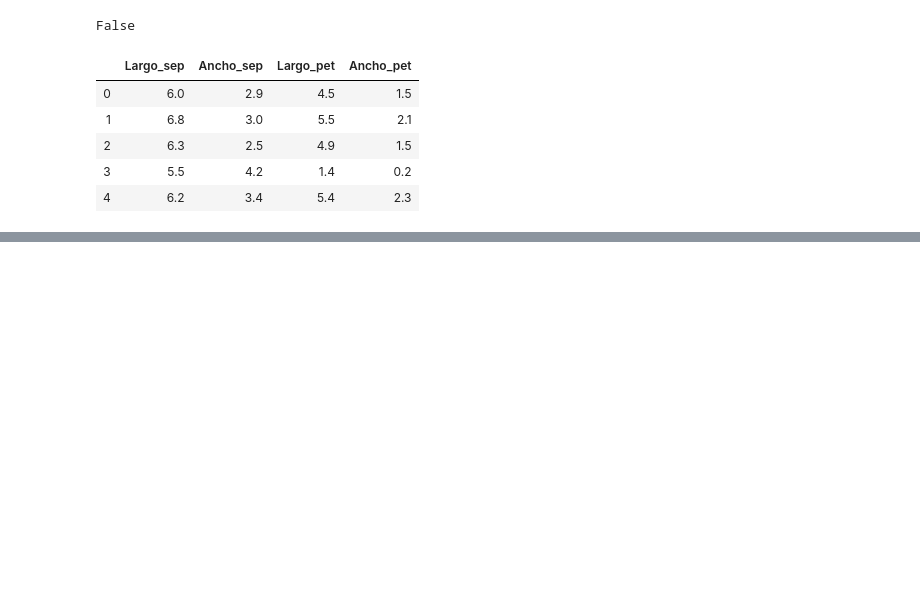
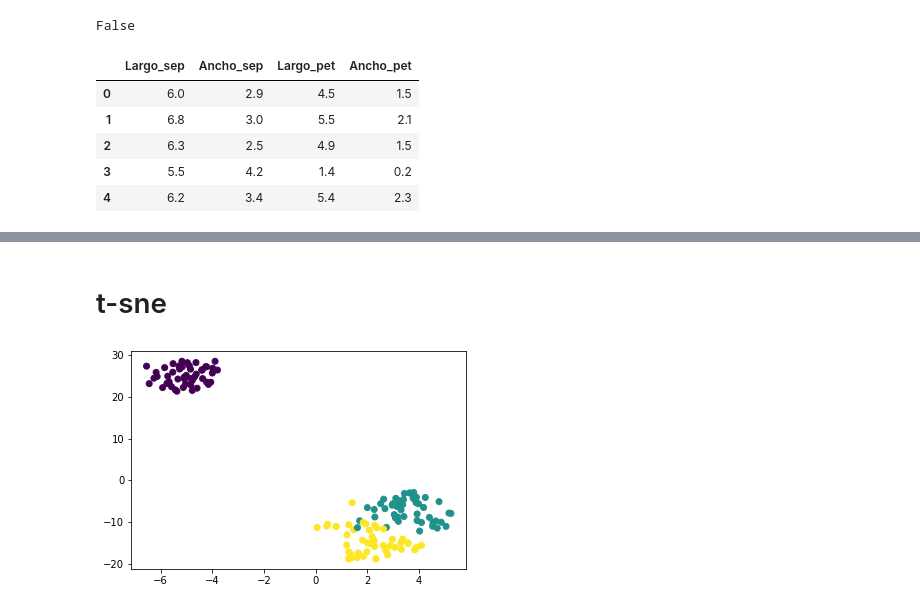
Before and after one commit to DanielCordovaV/TC-1002-2, a Jupyter notebook: scripts/Reto.ipynb, the cells around one changed output, grey strips where cells are left out. Saved outputs shown, nothing was run; the diff lists cells and outputs as text; code cells hidden in the pictures; blank space fills up the shorter version.

```diff
--- a/scripts/Reto.ipynb
+++ b/scripts/Reto.ipynb
@@ -66,0 +76,9 @@ See the caveats in the documentation: http://pandas.pydata.org/pandas-docs/stabl
+# %% [markdown]
+# t-sne
+# %%
+tsne = manifold.TSNE()
+X_tsne = tsne.fit_transform(X)
+plt.scatter(X_tsne[:, 0], X_tsne[:,1], c=y.Tipo_Flor)
+plt.show()
+# %% [output]
+[figure, added]
```
Also changed, not shown: parts of 3 cells of this notebook.
